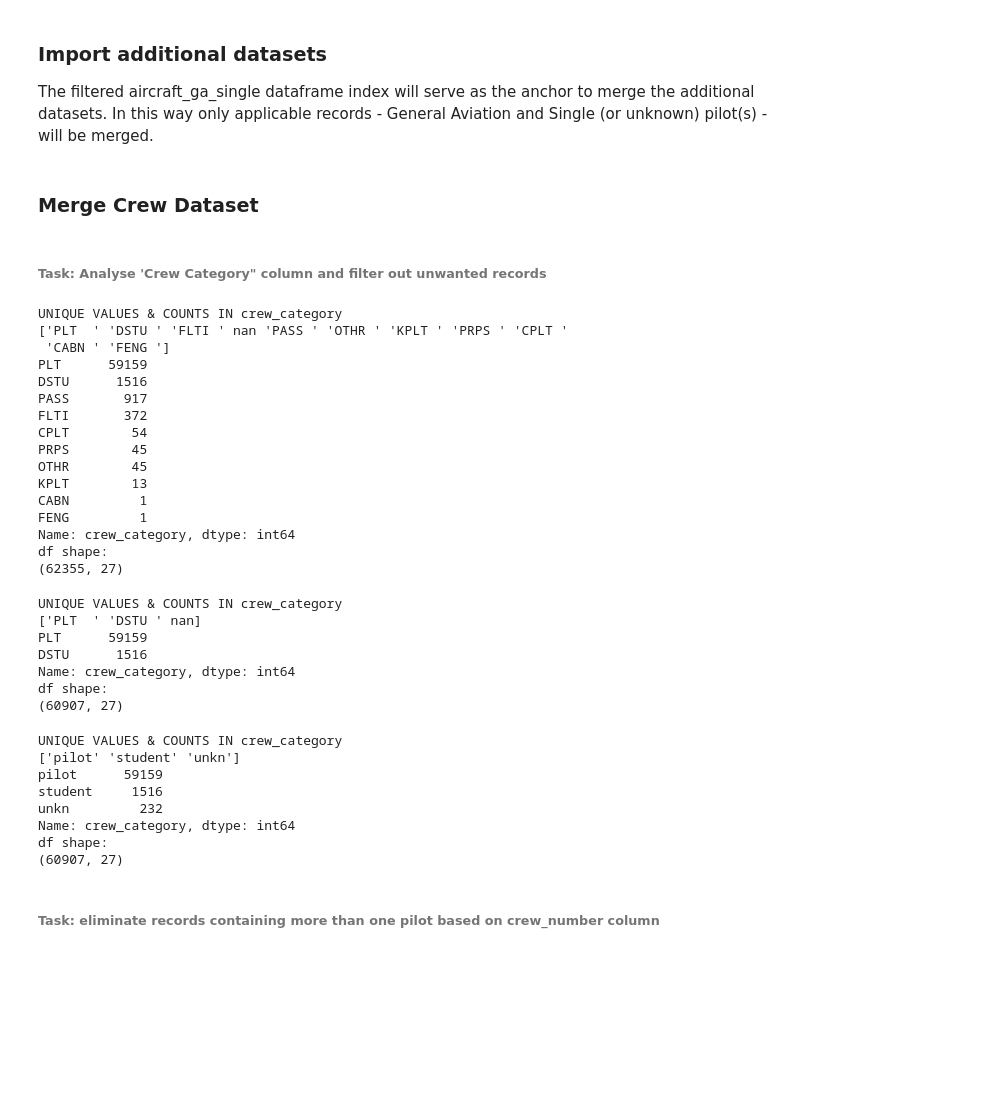
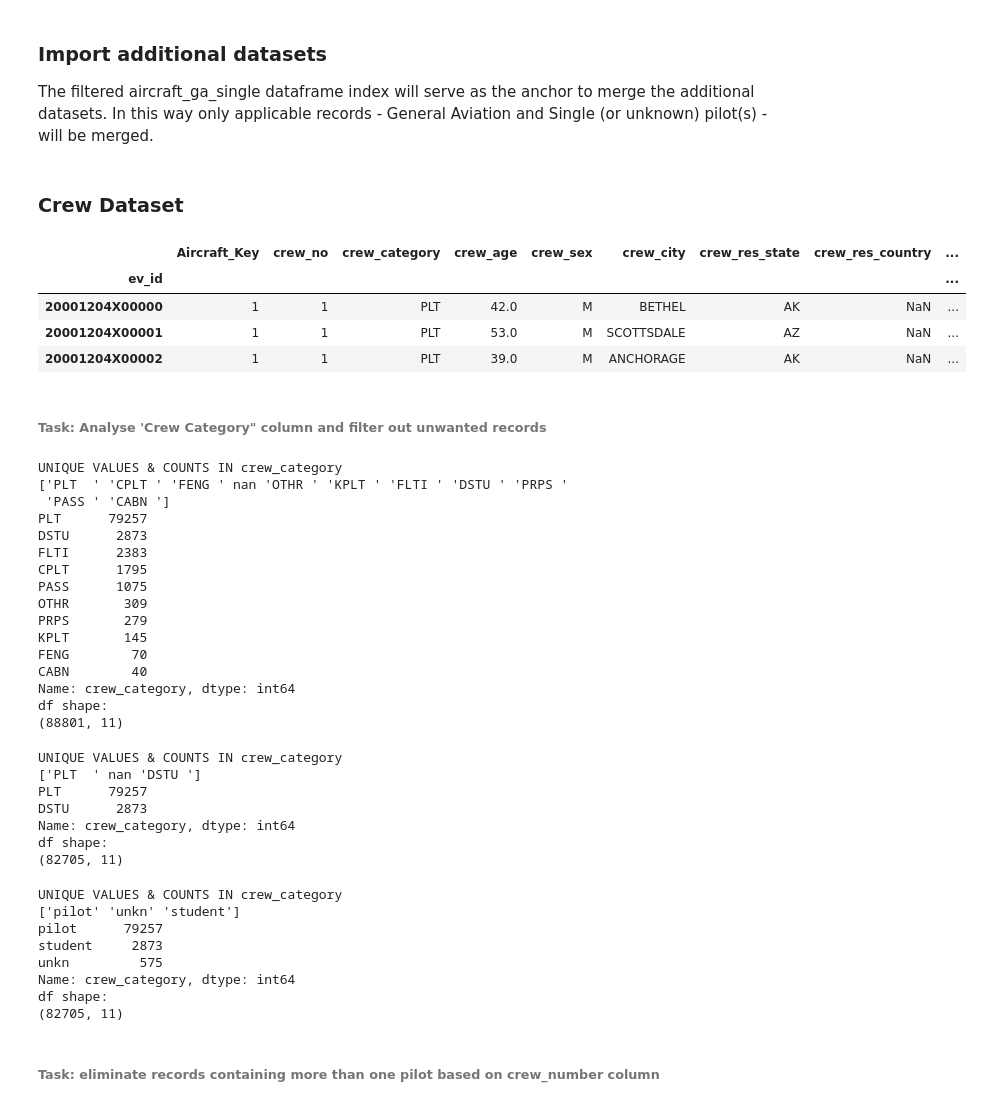
Before and after one commit to birr-data/capstone2, a Jupyter notebook: notebooks/1.0-mjg-data-wrangling.ipynb, the cells around one changed output. Saved outputs shown, nothing was run; the diff lists cells and outputs as text; code cells hidden in the pictures; blank space fills up the shorter version.

Commit message:
Workflow Change: Backtrack dataset merges and continue data cleanup of individual datasets before merge.

```diff
--- a/notebooks/1.0-mjg-data-wrangling.ipynb
+++ b/notebooks/1.0-mjg-data-wrangling.ipynb
@@ -253,7 +247,7 @@ plt.show()
 
 The filtered aircraft_ga_single dataframe index will serve as the anchor to merge the additional datasets. In this way only applicable records - General Aviation and Single (or unknown) pilot(s) -  will be merged.
 # %% [markdown]
-### Merge Crew Dataset
+### Crew Dataset
 # %%
 file = 'D:/cap/capstone2/data/raw/crew.csv'
 crew = pd.read_csv(file, encoding = 'Windows-1252', index_col = 0, low_memory = False)
@@ -261,0 +254,8 @@ aircraft_crew = pd.merge(aircraft_ga_single, crew, on = 'ev_id', how = 'left' )
+# %%
+crew.head(3)
+# %% [output]
+|  | Aircraft_Key | crew_no | crew_category | crew_age | crew_sex | crew_city | crew_res_state | crew_res_country | ... |
+| ev_id |  |  |  |  |  |  |  |  | ... |
+| 20001204X00000 | 1 | 1 | PLT | 42.0 | M | BETHEL | AK | NaN | ... |
+| 20001204X00001 | 1 | 1 | PLT | 53.0 | M | SCOTTSDALE | AZ | NaN | ... |
+| 20001204X00002 | 1 | 1 | PLT | 39.0 | M | ANCHORAGE | AK | NaN | ... |
@@ -262,51 +265,51 @@ aircraft_crew = pd.merge(aircraft_ga_single, crew, on = 'ev_id', how = 'left' )
 # %% [markdown]
 ###### Task: Analyse 'Crew Category" column and filter out unwanted records
 # %%
-info(aircraft_crew, 'crew_category')
+info(crew, 'crew_category')
 # %% [output]
 UNIQUE VALUES & COUNTS IN crew_category
-['PLT  ' 'DSTU ' 'FLTI ' nan 'PASS ' 'OTHR ' 'KPLT ' 'PRPS ' 'CPLT '
- 'CABN ' 'FENG ']
-PLT      59159
-DSTU      1516
-PASS       917
-FLTI       372
-CPLT        54
-PRPS        45
-OTHR        45
-KPLT        13
-CABN         1
-FENG         1
+['PLT  ' 'CPLT ' 'FENG ' nan 'OTHR ' 'KPLT ' 'FLTI ' 'DSTU ' 'PRPS '
+ 'PASS ' 'CABN ']
+PLT      79257
+DSTU      2873
+FLTI      2383
+CPLT      1795
+PASS      1075
+OTHR       309
+PRPS       279
+KPLT       145
+FENG        70
+CABN        40
 Name: crew_category, dtype: int64
 df shape:
-(62355, 27)
+(88801, 11)
 # %%
 #filter out unwanted pilot categories - retain pilot, student, and empty
-aircraft_crew = aircraft_crew[~aircraft_crew['crew_category'].isin(['FLTI ', 'PASS ', 'OTHR ', 'KPLT ', 'PRPS ', 'CPLT ', 'CABN ', 'FENG '])]
-info(aircraft_crew, 'crew_category')
+crew = crew[~crew['crew_category'].isin(['FLTI ', 'PASS ', 'OTHR ', 'KPLT ', 'PRPS ', 'CPLT ', 'CABN ', 'FENG '])]
+info(crew, 'crew_category')
 # %% [output]
 UNIQUE VALUES & COUNTS IN crew_category
-['PLT  ' 'DSTU ' nan]
-PLT      59159
-DSTU      1516
+['PLT  ' nan 'DSTU ']
+PLT      79257
+DSTU      2873
 Name: crew_category, dtype: int64
 df shape:
-(60907, 27)
+(82705, 11)
 # %%
 #standardize unkn entry, replace codes with pilot, student for readeability
-aircraft_crew['crew_category'].fillna('unkn', inplace=True)
-aircraft_crew['crew_category'] = aircraft_crew['crew_category'].str.strip()
-aircraft_crew['crew_category'] = aircraft_crew['crew_category'].replace(['PLT', 'DSTU'], ['pilot','student'])
-info(aircraft_crew, 'crew_category')
+crew['crew_category'].fillna('unkn', inplace=True)
+crew['crew_category'] = crew['crew_category'].str.strip()
+crew['crew_category'] = crew['crew_category'].replace(['PLT', 'DSTU'], ['pilot','student'])
+info(crew, 'crew_category')
 # %% [output]
 UNIQUE VALUES & COUNTS IN crew_category
-['pilot' 'student' 'unkn']
-pilot      59159
-student     1516
-unkn         232
+['pilot' 'unkn' 'student']
+pilot      79257
+student     2873
+unkn         575
 Name: crew_category, dtype: int64
 df shape:
-(60907, 27)
+(82705, 11)
 # %% [markdown]
 ###### Task: eliminate records containing more than one pilot based on crew_number column
 # %%
```
Also changed, not shown: parts of 26 cells of this notebook.
